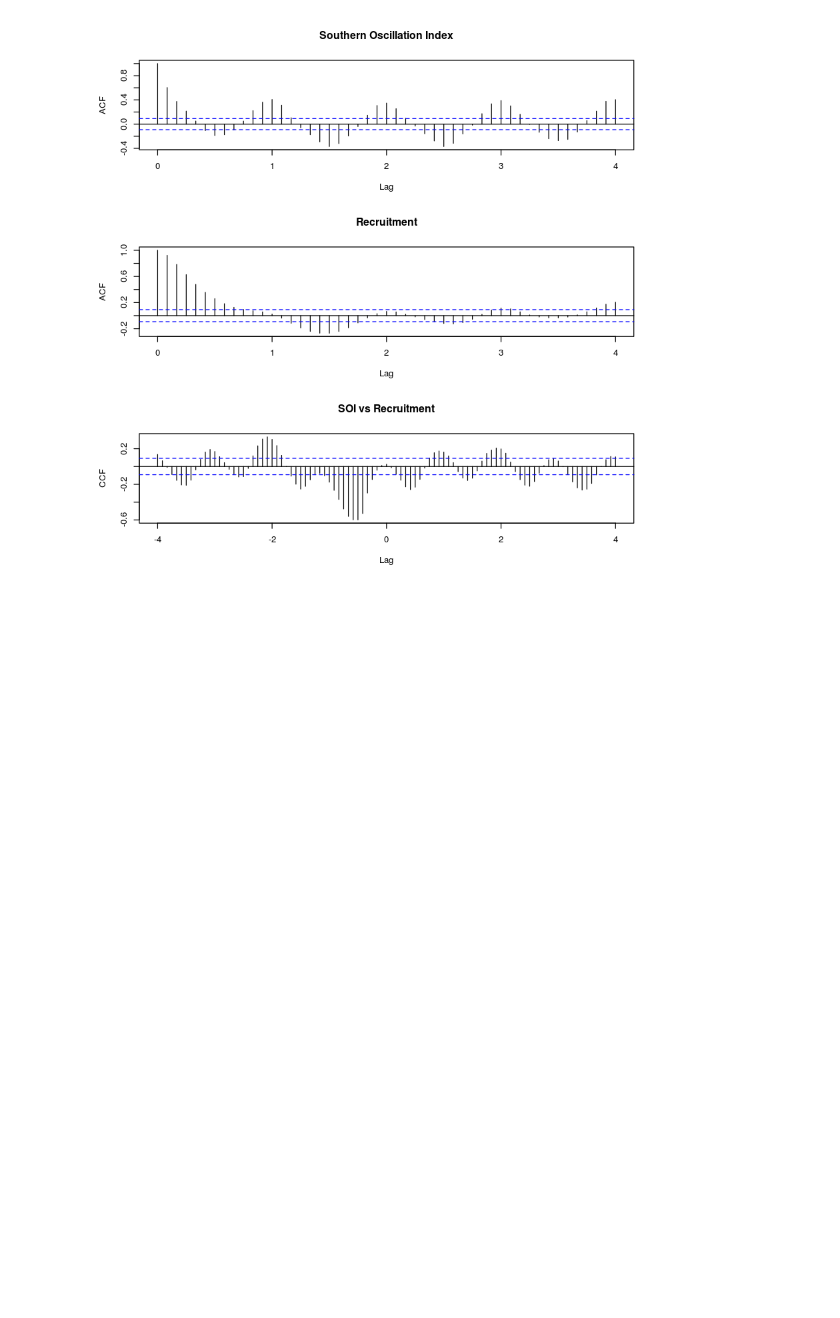
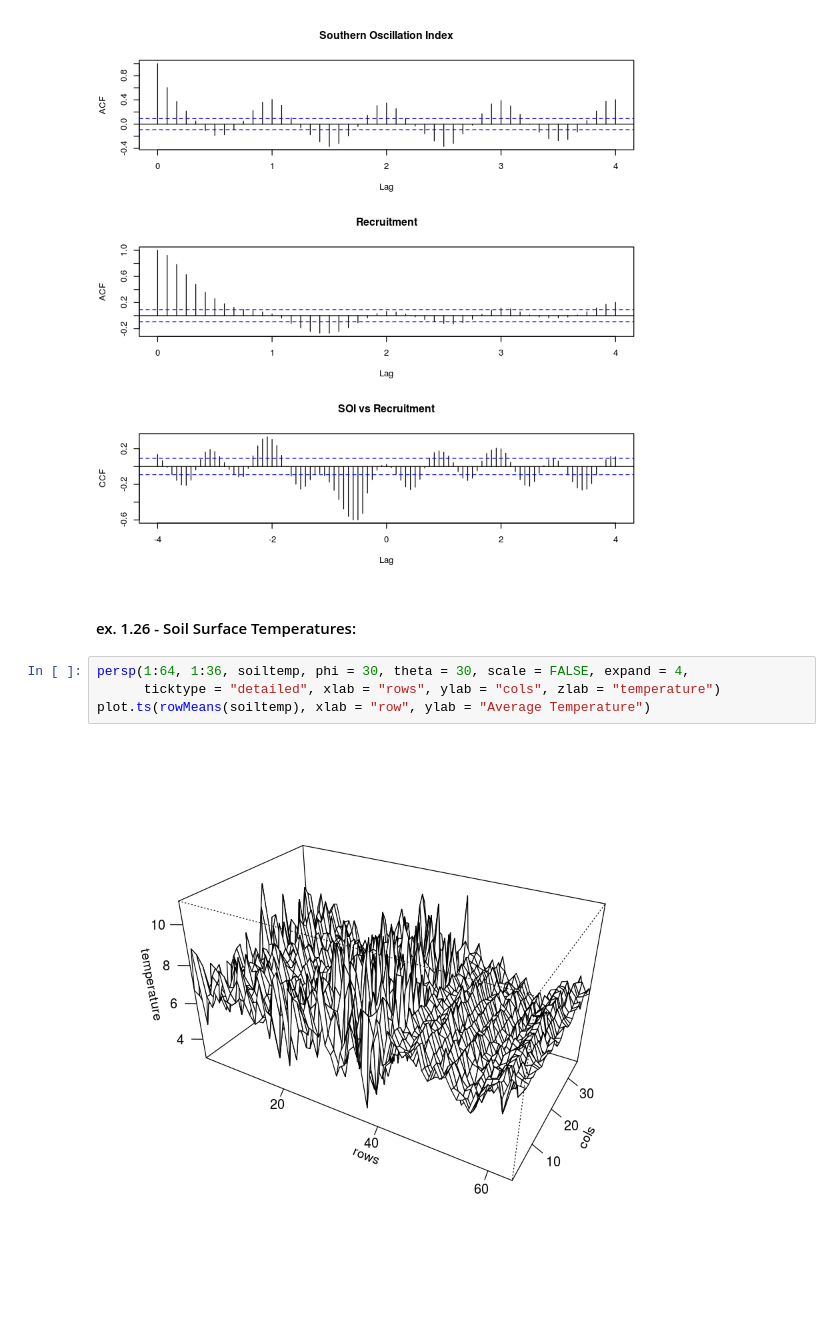
Before and after one commit to JustinTLee/Textbook-solutions, a Jupyter notebook: Time Series Analysis and its Applications - with R Examples, 3rd ed/examples/ex. 01.24 - .ipynb, the cells around one changed output. Cells and saved outputs as stored; diff of their text form; blank space fills up the shorter version.

```diff
--- a/Time Series Analysis and its Applications - with R Examples, 3rd ed/examples/ex. 01.24 - .ipynb
+++ b/Time Series Analysis and its Applications - with R Examples, 3rd ed/examples/ex. 01.24 - .ipynb
@@ -17,3 +17,11 @@ acf(rec, 48, main = "Recruitment")
 ccf(soi, rec, 48, main = "SOI vs Recruitment", ylab = "CCF")
 # %% [output]
 [figure]
+# %% [markdown]
+#### ex. 1.26 - Soil Surface Temperatures:
+# %%
+persp(1:64, 1:36, soiltemp, phi = 30, theta = 30, scale = FALSE, expand = 4,
+      ticktype = "detailed", xlab = "rows", ylab = "cols", zlab = "temperature")
+plot.ts(rowMeans(soiltemp), xlab = "row", ylab = "Average Temperature")
+# %% [output]
+[figure, added]
```
Also changed, not shown: parts of 3 cells of this notebook.
